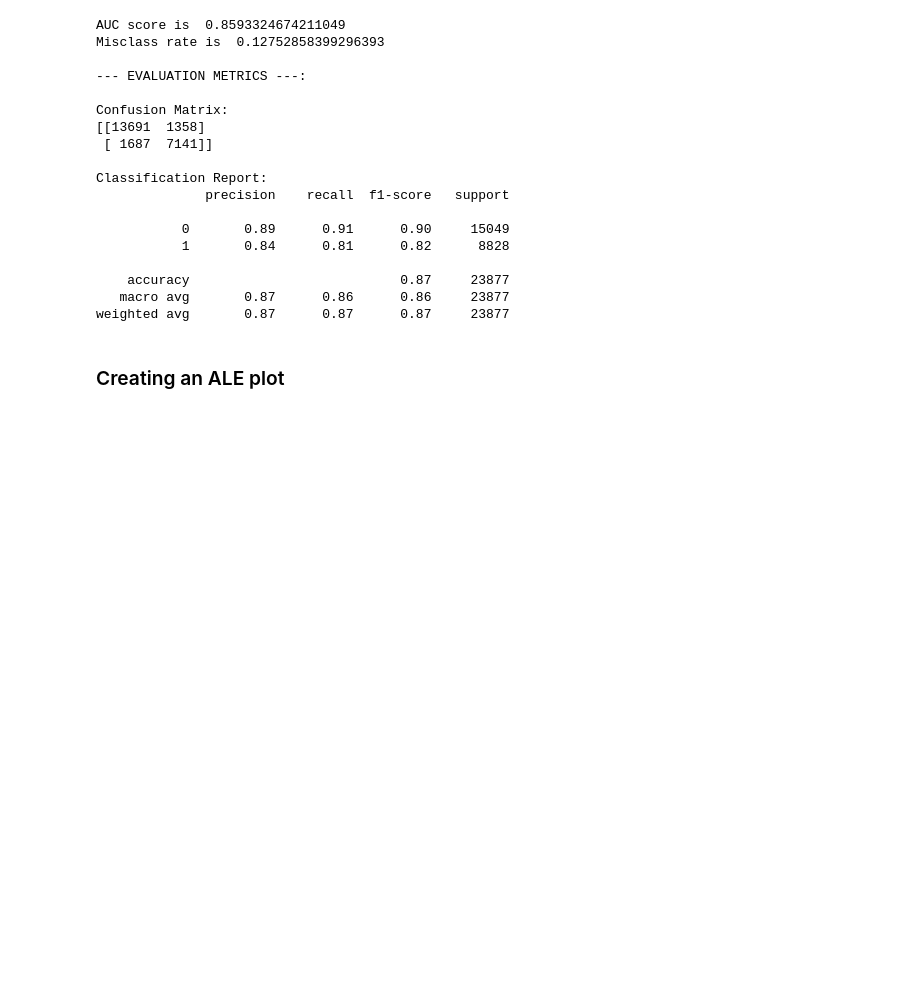
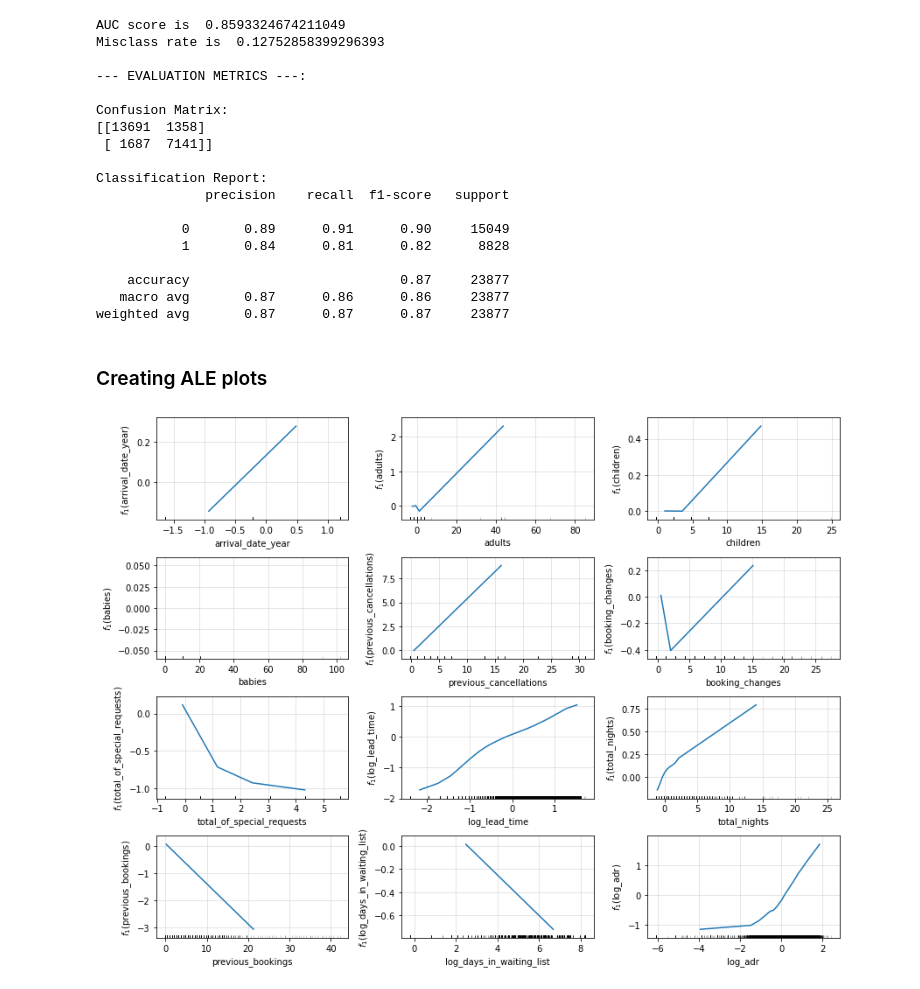
Before and after one commit to wenchengking/End-to-End-Hotel-Booking-Cancellation-Machine-Learning-Model, a Jupyter notebook: 05_Modeling/Neural_Network.ipynb, the cells around one changed output. Drawn from its saved outputs; the diff is of its cells as text; code cells hidden in the pictures; blank space fills up the shorter version.

Commit message:
Added ALE plots to Neural network notebooks

```diff
--- a/05_Modeling/Neural_Network.ipynb
+++ b/05_Modeling/Neural_Network.ipynb
@@ -531,5 +531,5 @@ Classification Report:
    macro avg       0.87      0.86      0.86     23877
 weighted avg       0.87      0.87      0.87     23877
 # %% [markdown]
-### Creating an ALE plot
+### Creating ALE plots
 # %%
@@ -537,2 +538,35 @@ weighted avg       0.87      0.87      0.87     23877
 # %%
-#from alibi.explainers import ALE, plot_ale
+#!pip install git+https://github.com/MaximeJumelle/ALEPython.git@dev#egg=alepython
+
+from ale_utils import first_order_aleplot_quant # first order ALE plots
+from functools import partial
+
+def log_odds(X,model):
+    '''
+    Function that returns the log-odds from a binary classifer
+    implementing scikit-learn like API for computing class
+    probabilities
+    '''
+    p_hat = model.predict_proba(X)[:,1]
+    return np.log(p_hat)-np.log(1-p_hat)
+
+# function with the model argument fixed
+log_odds_nnet = partial(log_odds,model=clf_init)
+# %%
+# 9 predictors, plotting in a 3x3 grid
+num_rows=4
+num_cols=3
+fig,axs = plt.subplots(num_rows,num_cols,figsize=(12,9))
+features = ["arrival_date_year","adults","children","babies",
+           "previous_cancellations","booking_changes","total_of_special_requests",
+          "log_lead_time","total_nights","previous_bookings",'log_days_in_waiting_list',
+           'log_adr']
+for i in range(num_rows):
+    for j in range(num_cols):
+        # select correct feature
+        feature = features[num_cols*i + j]
+        _ = first_order_aleplot_quant(log_odds_nnet,X_train,feature,bins=50,ax=axs[i,j])
+
+fig.tight_layout()
+# %% [output]
+[figure, added]
```
Also changed, not shown: parts of 9 cells of this notebook, 1 other file.
